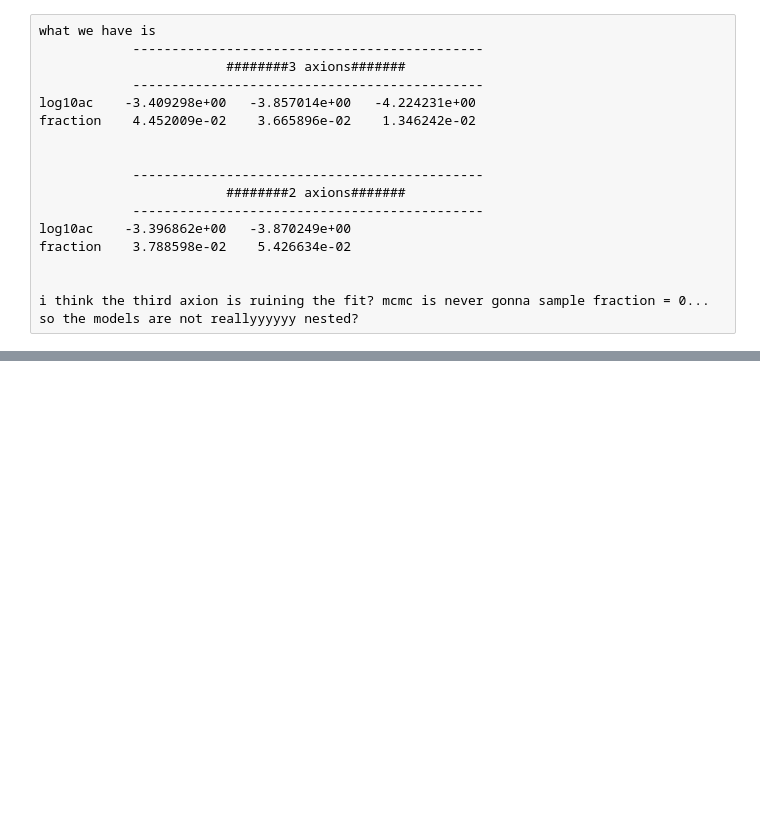
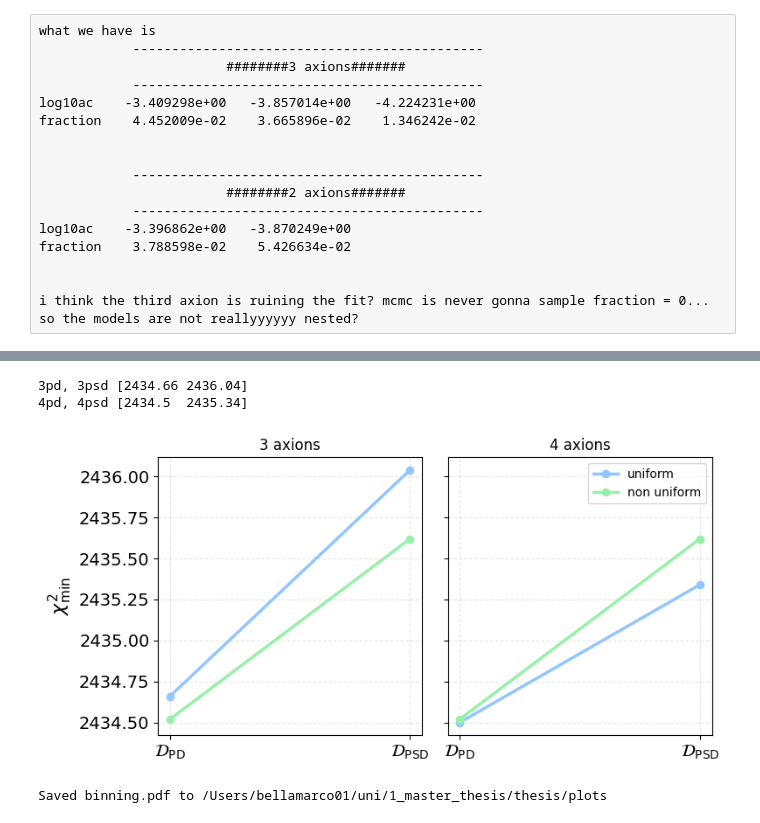
Before and after one commit to marcobeIIa/mAxi_reconstruction_tool, a Jupyter notebook: notebooks/234runs.ipynb, the cells around one changed output, grey strips where cells are left out. Cells and saved outputs as stored; diff of their text form; code cells hidden in the pictures; blank space fills up the shorter version.

```diff
--- a/notebooks/234runs.ipynb
+++ b/notebooks/234runs.ipynb
@@ -672,0 +675,58 @@ plt.show()
+# %%
+
+min_loglike_v1 =  [find_min_loglike(chain_4pd, useProcoli=True), find_min_loglike(chain_4psd, useProcoli=True)]
+min_loglike_v2 =  [find_min_loglike(chain_4pd_v2, useProcoli=True), find_min_loglike(chain_4psd_v2, useProcoli=True)]
+
+min_loglike3_v1 =  [find_min_loglike(chain_3pd_old, useProcoli=True), find_min_loglike(chain_3psd_old, useProcoli=True)]
+min_loglike3_v2 =  [find_min_loglike(chain_3pd, useProcoli=True), find_min_loglike(chain_3psd, useProcoli=True)]
+
+print("3pd, 3psd",2*np.array(min_loglike3_v1))
+print("4pd, 4psd",2*np.array(min_loglike_v1))
+import numpy as np
+import matplotlib.pyplot as plt
+
+# Convert to chi2
+chi2_4_v1 = 2 * np.array(min_loglike_v1)
+chi2_4_v2 = 2 * np.array(min_loglike_v2)
+
+chi2_3_v1 = 2 * np.array(min_loglike3_v1)
+chi2_3_v2 = 2 * np.array(min_loglike3_v2)
+
+x = np.arange(2)
+x_labels = [r'$\mathcal{D}_\text{PD}$', r'$\mathcal{D}_\text{PSD}$']
+
+import plotting.plotting as pl
+fig, axs = pl.new_fig_2x1()
+# fig, axs = plt.subplots(1, 2, figsize=(8, 4), sharey=True)
+
+# ----------------
+# Old binning
+# ----------------
+axs[0].plot(x, chi2_3_v1, marker='o', label='uniform',linewidth=2.5)
+axs[0].plot(x, chi2_3_v2, marker='o', label='non uniform',linewidth=2.5)
+axs[0].set_xticks(x)
+axs[0].set_xticklabels(x_labels)
+axs[0].set_title('3 axions')
+axs[0].set_ylabel(r'$\chi^2_{\rm min}$')
+axs[0].grid(alpha=0.3)
+
+# ----------------
+# New binning
+# ----------------
+axs[1].plot(x, chi2_4_v1, marker='o', label='uniform',linewidth=2.5)
+axs[1].plot(x, chi2_4_v2, marker='o', label='non uniform',linewidth=2.5)
+axs[1].set_xticks(x)
+axs[1].set_xticklabels(x_labels)
+axs[1].set_title('4 axions')
+axs[1].grid(alpha=0.3)
+
+axs[1].legend()
+
+plt.tight_layout()
+plt.show()
+fig.save("binning")
+# %% [output]
+3pd, 3psd [2434.66 2436.04]
+4pd, 4psd [2434.5  2435.34]
+[figure, added]
+Saved binning.pdf to /Users/bellamarco01/uni/1_master_thesis/thesis/plots
```
Also changed, not shown: parts of 9 cells of this notebook, 18 other files.
